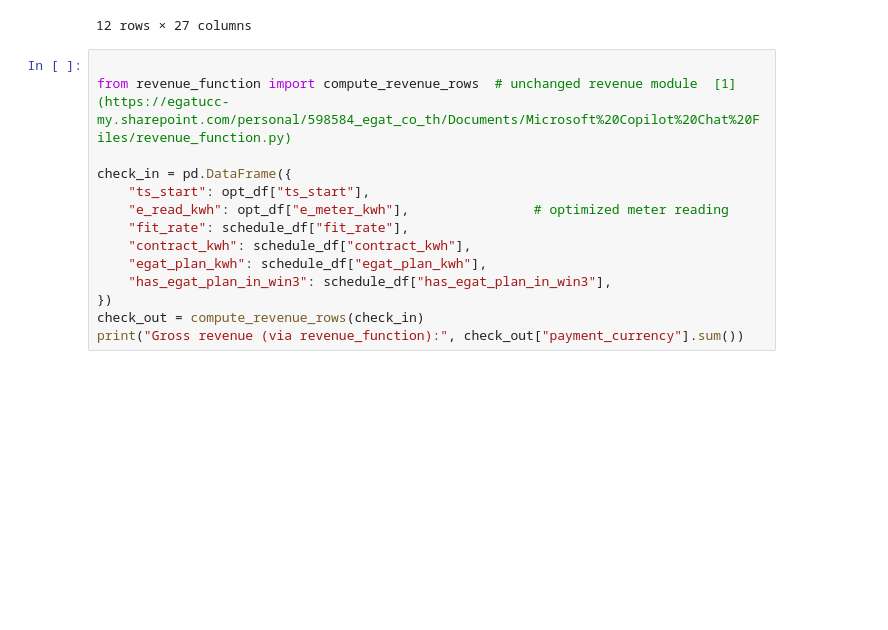
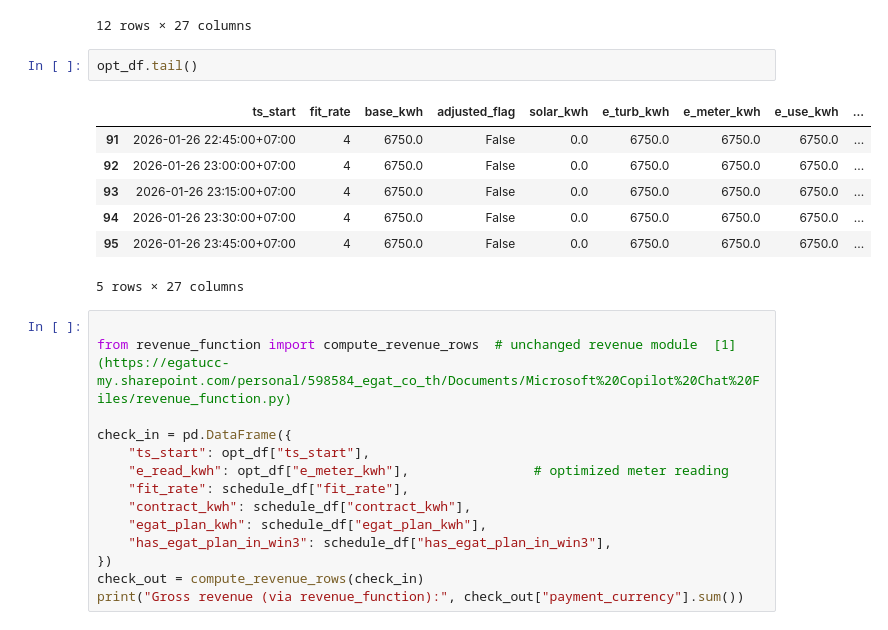
Before and after one commit to Mapraw/MPC_Solar_BESS, a Jupyter notebook: FEB_optimization5_Hydro-BESS-Solar.ipynb, the cells around one changed output. Saved outputs shown, nothing was run; the diff lists cells and outputs as text; blank space fills up the shorter version.

```diff
--- a/FEB_optimization5_Hydro-BESS-Solar.ipynb
+++ b/FEB_optimization5_Hydro-BESS-Solar.ipynb
@@ -359,6 +376,16 @@ Net revenue: 2678161.9352663
 | 10 | 2026-01-26 02:30:00+07:00 | 4 | 6750.0 | False | 0.0 | 6750.0 | 6750.0 | 6750.0 | ... |
 | 11 | 2026-01-26 02:45:00+07:00 | 4 | 6750.0 | False | 0.0 | 6750.0 | 6750.0 | 6750.0 | ... |
 12 rows × 27 columns
+# %%
+opt_df.tail()
+# %% [output]
+|  | ts_start | fit_rate | base_kwh | adjusted_flag | solar_kwh | e_turb_kwh | e_meter_kwh | e_use_kwh | ... |
+| 91 | 2026-01-26 22:45:00+07:00 | 4 | 6750.0 | False | 0.0 | 6750.0 | 6750.0 | 6750.0 | ... |
+| 92 | 2026-01-26 23:00:00+07:00 | 4 | 6750.0 | False | 0.0 | 6750.0 | 6750.0 | 6750.0 | ... |
+| 93 | 2026-01-26 23:15:00+07:00 | 4 | 6750.0 | False | 0.0 | 6750.0 | 6750.0 | 6750.0 | ... |
+| 94 | 2026-01-26 23:30:00+07:00 | 4 | 6750.0 | False | 0.0 | 6750.0 | 6750.0 | 6750.0 | ... |
+| 95 | 2026-01-26 23:45:00+07:00 | 4 | 6750.0 | False | 0.0 | 6750.0 | 6750.0 | 6750.0 | ... |
+5 rows × 27 columns
 # %%
 
 from revenue_function import compute_revenue_rows  # unchanged revenue module  [1](https://egatucc-my.sharepoint.com/personal/598584_egat_co_th/Documents/Microsoft%20Copilot%20Chat%20Files/revenue_function.py)
```
Also changed, not shown: parts of 6 cells of this notebook.
